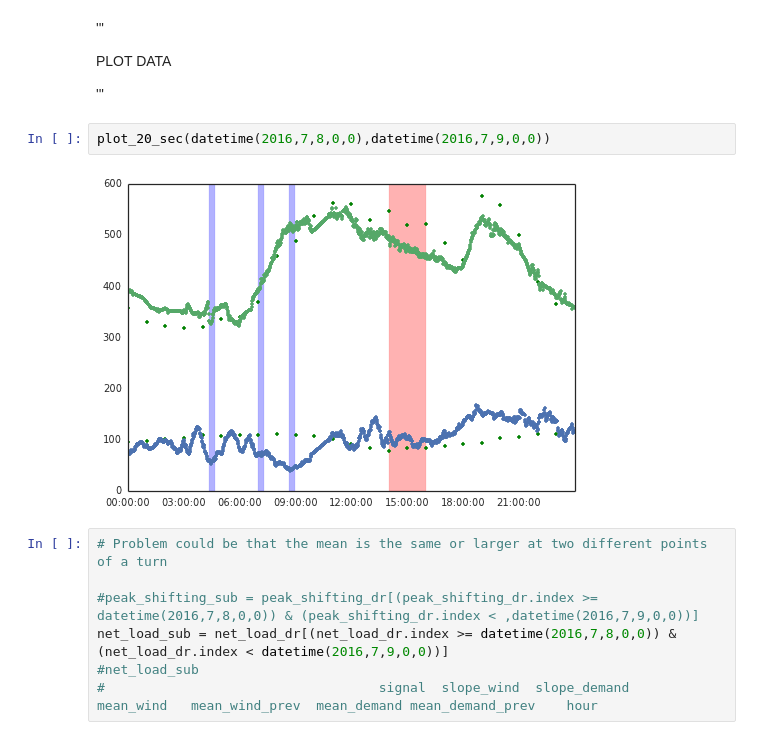
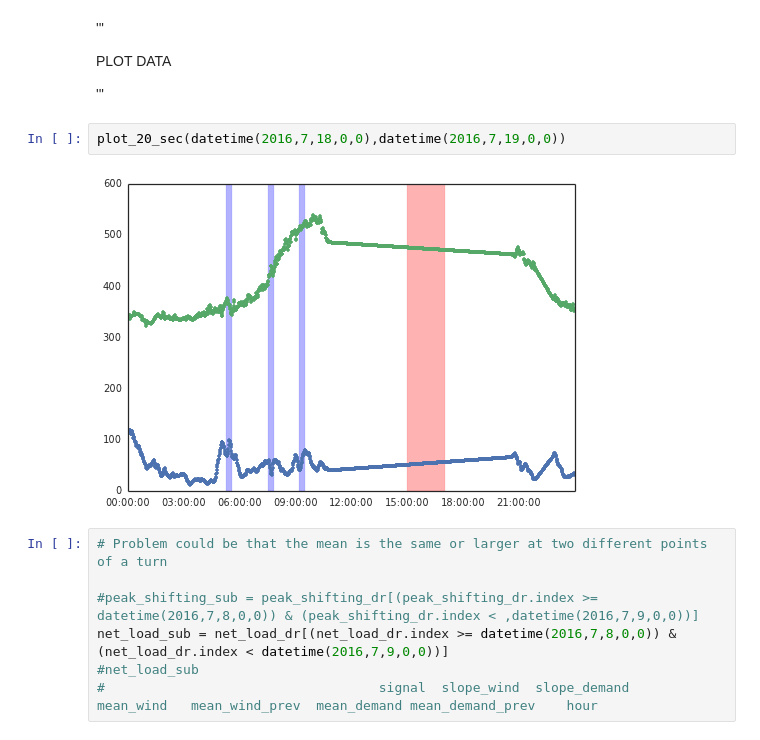
Before and after one commit to diegoleonbarido/flexbox-data-dump-analysis, a Jupyter notebook: ipynb/20sec_DR.ipynb, the cells around one changed output. Drawn from its saved outputs; the diff is of its cells as text.

```diff
--- a/ipynb/20sec_DR.ipynb
+++ b/ipynb/20sec_DR.ipynb
@@ -266,9 +327,9 @@ PLOT DATA
 
 '''
 # %%
-plot_20_sec(datetime(2016,7,8,0,0),datetime(2016,7,9,0,0))
+plot_20_sec(datetime(2016,7,18,0,0),datetime(2016,7,19,0,0))
 # %% [output]
-[figure, old version]
+[figure, new version]
 # %%
 # Problem could be that the mean is the same or larger at two different points of a turn
 
```
Also changed, not shown: parts of 10 cells of this notebook, 3 other files.
